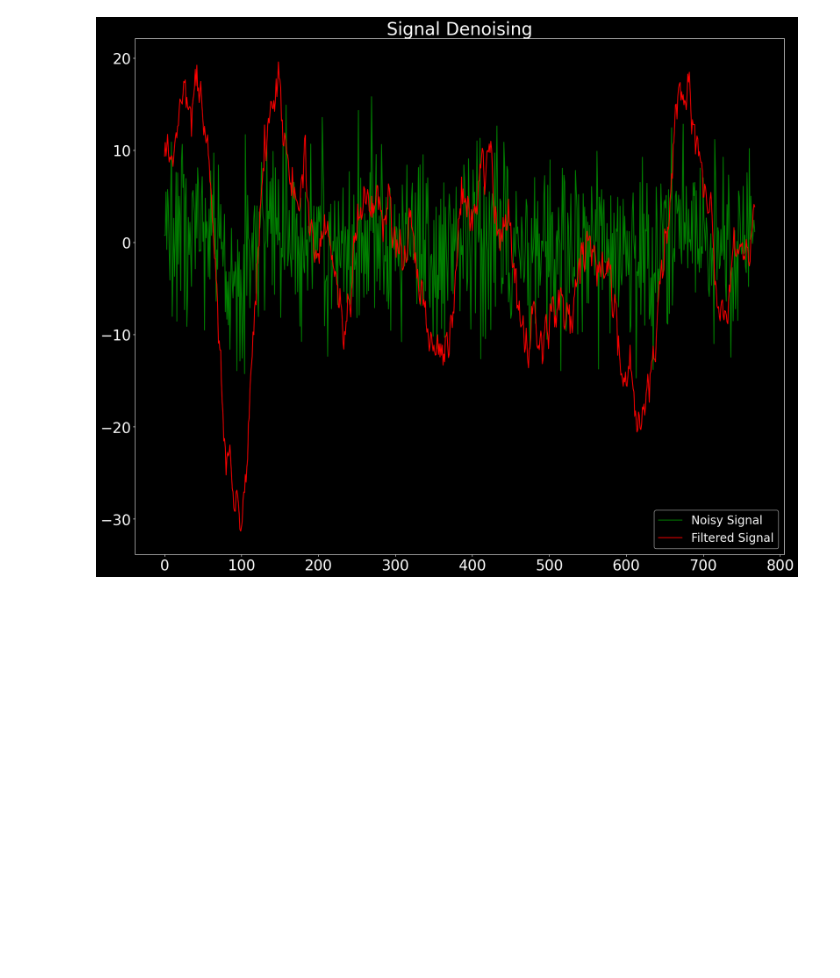
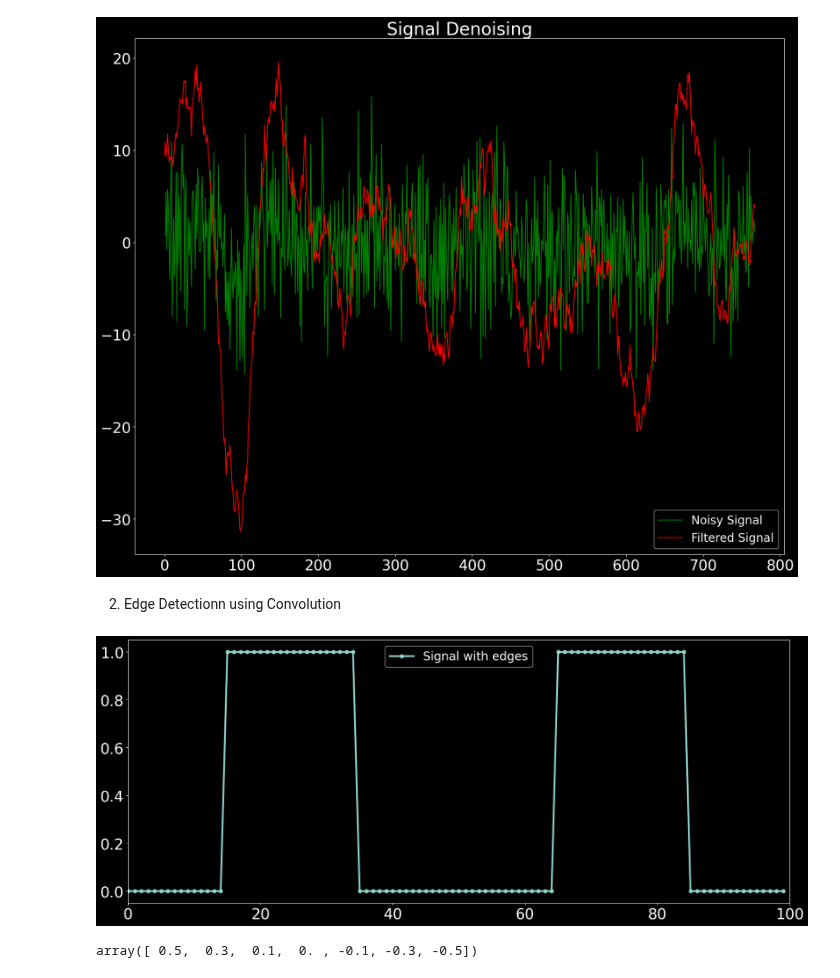
Before and after one commit to hbrandon15/ISP-with-Python, a Jupyter notebook: fundamentals_of_signal_processing/10_applications_of_convolution.ipynb, the cells around one changed output. Saved outputs shown, nothing was run; the diff lists cells and outputs as text; code cells hidden in the pictures; blank space fills up the shorter version.

```diff
--- a/fundamentals_of_signal_processing/10_applications_of_convolution.ipynb
+++ b/fundamentals_of_signal_processing/10_applications_of_convolution.ipynb
@@ -69,3 +69,5 @@ plt.title('Signal Denoising', fontsize = 30)
 plt.show()
 # %% [output]
 [figure]
+# %% [markdown]
+2. Edge Detectionn using Convolution
@@ -71,0 +78,23 @@ plt.show()
+# %%
+# Generating signals with edges
+
+NewSig = np.zeros(100)
+NewSig[15:35] = 1
+NewSig[65:85] = 1
+plt.figure(figsize= (20,8))
+style.use('dark_background')
+plt.rcParams['xtick.labelsize'] = 25
+plt.rcParams['ytick.labelsize'] = 25
+plt.xlim(0,100)
+plt.plot(NewSig, 'o-', linewidth = 3, label = 'Signal with edges')
+plt.legend(fontsize = 20)
+plt.show()
+# %% [output]
+[figure, added]
+# %%
+# Kernel for edge detection
+
+kernel = np.array([0.5, 0.3, 0.1, 0, -0.1, -.3, -.5])
+kernel
+# %% [output]
+array([ 0.5,  0.3,  0.1,  0. , -0.1, -0.3, -0.5])
```
Also changed, not shown: parts of 5 cells of this notebook.
